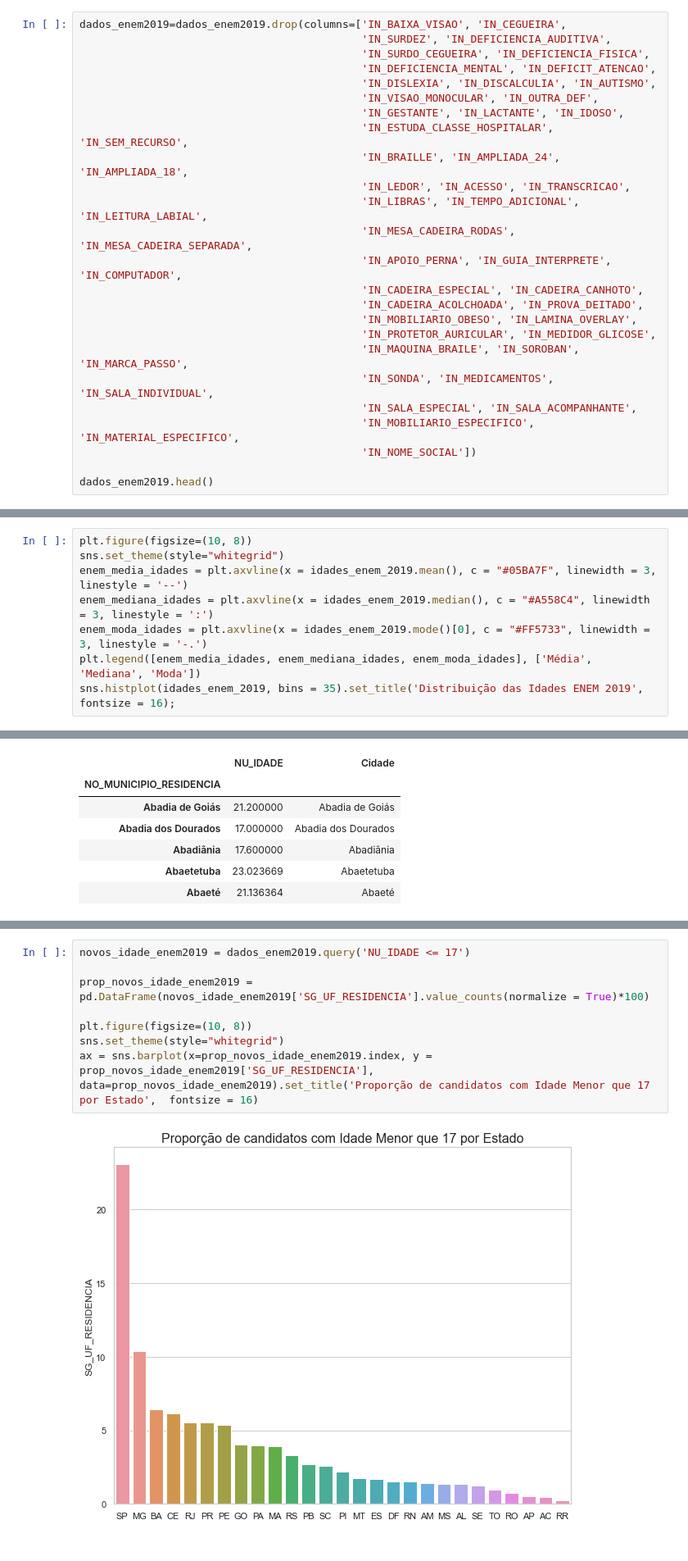
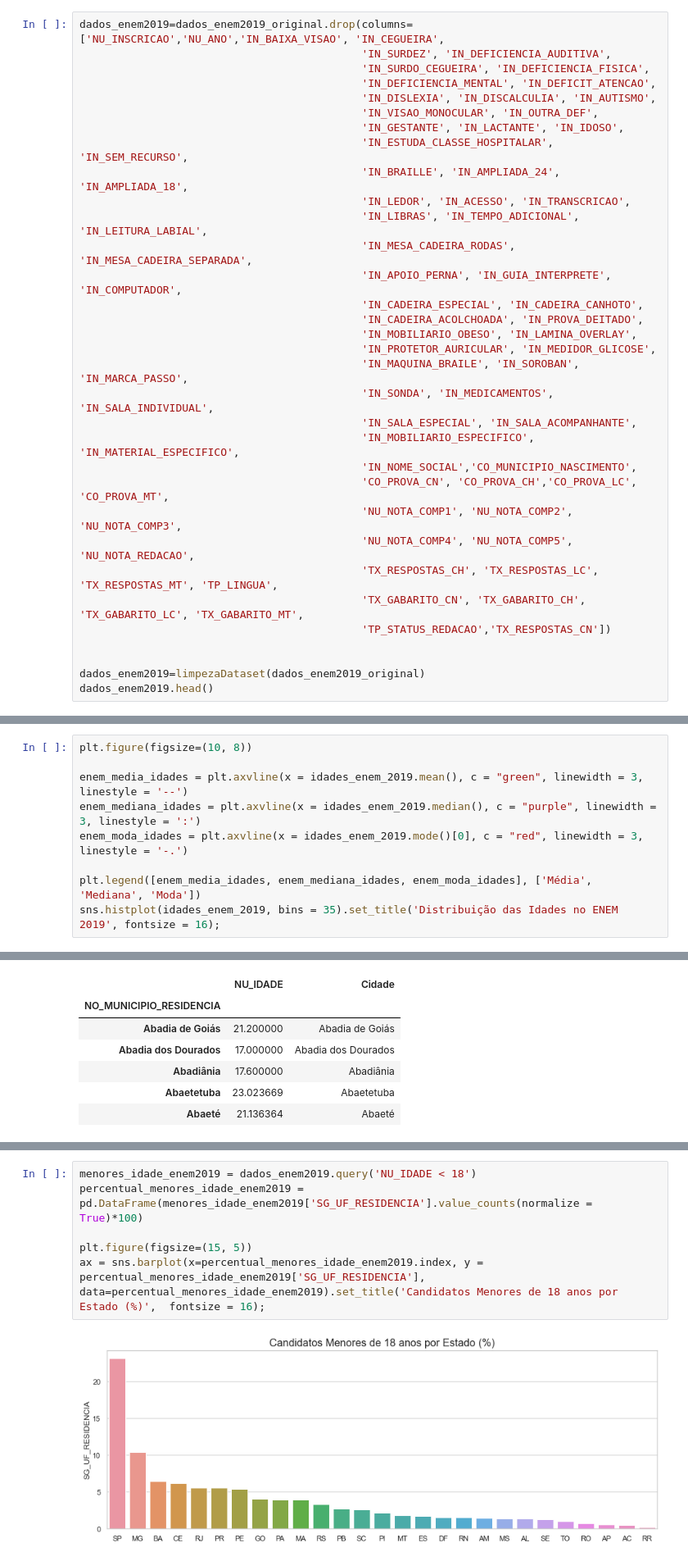
Before and after one commit to DaviReisVieira/Projeto-2-CDados, a Jupyter notebook: Análise Exploratória e Modelo.ipynb, the cells around one changed output, grey strips where cells are left out. Shown: that part at 82% size. Saved outputs shown, nothing was run; the diff lists cells and outputs as text.

```diff
--- a/Análise Exploratória e Modelo.ipynb
+++ b/Análise Exploratória e Modelo.ipynb
@@ -100,5 +103,5 @@ dados_enem2019.head()
 # %%
-dados_enem2019=dados_enem2019.drop(columns=['IN_BAIXA_VISAO', 'IN_CEGUEIRA',
+dados_enem2019=dados_enem2019_original.drop(columns=['NU_INSCRICAO','NU_ANO','IN_BAIXA_VISAO', 'IN_CEGUEIRA',
                                             'IN_SURDEZ', 'IN_DEFICIENCIA_AUDITIVA',
                                             'IN_SURDO_CEGUEIRA', 'IN_DEFICIENCIA_FISICA',
                                             'IN_DEFICIENCIA_MENTAL', 'IN_DEFICIT_ATENCAO',
@@ -119,8 +122,16 @@ dados_enem2019=dados_enem2019.drop(columns=['IN_BAIXA_VISAO', 'IN_CEGUEIRA',
                                             'IN_SONDA', 'IN_MEDICAMENTOS', 'IN_SALA_INDIVIDUAL',
                                             'IN_SALA_ESPECIAL', 'IN_SALA_ACOMPANHANTE',
                                             'IN_MOBILIARIO_ESPECIFICO', 'IN_MATERIAL_ESPECIFICO',
-                                            'IN_NOME_SOCIAL'])
+                                            'IN_NOME_SOCIAL','CO_MUNICIPIO_NASCIMENTO',
+                                            'CO_PROVA_CN', 'CO_PROVA_CH','CO_PROVA_LC', 'CO_PROVA_MT',
+                                            'NU_NOTA_COMP1', 'NU_NOTA_COMP2', 'NU_NOTA_COMP3',
+                                            'NU_NOTA_COMP4', 'NU_NOTA_COMP5', 'NU_NOTA_REDACAO',
+                                            'TX_RESPOSTAS_CH', 'TX_RESPOSTAS_LC', 'TX_RESPOSTAS_MT', 'TP_LINGUA',
+                                            'TX_GABARITO_CN', 'TX_GABARITO_CH', 'TX_GABARITO_LC', 'TX_GABARITO_MT',
+                                            'TP_STATUS_REDACAO','TX_RESPOSTAS_CN'])
 
+
+dados_enem2019=limpezaDataset(dados_enem2019_original)
 dados_enem2019.head()
 # %% [output]
 |  | CO_MUNICIPIO_RESIDENCIA | NO_MUNICIPIO_RESIDENCIA | CO_UF_RESIDENCIA | SG_UF_RESIDENCIA | NU_IDADE | TP_SEXO | ... |
@@ -180,10 +199,11 @@ Name: NU_IDADE, Length: 69, dtype: float64
 A idade com maior frequência nos dados da amostra foi de candidatos com 18 anos.
 # %%
 plt.figure(figsize=(10, 8))
-sns.set_theme(style="whitegrid")
-enem_media_idades = plt.axvline(x = idades_enem_2019.mean(), c = "#05BA7F", linewidth = 3, linestyle = '--')
-enem_mediana_idades = plt.axvline(x = idades_enem_2019.median(), c = "#A558C4", linewidth = 3, linestyle = ':')
-enem_moda_idades = plt.axvline(x = idades_enem_2019.mode()[0], c = "#FF5733", linewidth = 3, linestyle = '-.')
+
+enem_media_idades = plt.axvline(x = idades_enem_2019.mean(), c = "green", linewidth = 3, linestyle = '--')
+enem_mediana_idades = plt.axvline(x = idades_enem_2019.median(), c = "purple", linewidth = 3, linestyle = ':')
+enem_moda_idades = plt.axvline(x = idades_enem_2019.mode()[0], c = "red", linewidth = 3, linestyle = '-.')
+
 plt.legend([enem_media_idades, enem_mediana_idades, enem_moda_idades], ['Média', 'Mediana', 'Moda'])
-sns.histplot(idades_enem_2019, bins = 35).set_title('Distribuição das Idades ENEM 2019', fontsize = 16);
+sns.histplot(idades_enem_2019, bins = 35).set_title('Distribuição das Idades no ENEM 2019', fontsize = 16);
 # %% [output]
@@ -273,11 +302,9 @@ No gráfico acima, a região mais escura (de acordo com a escala) tende à regi
 # %%
-novos_idade_enem2019 = dados_enem2019.query('NU_IDADE <= 17')
+menores_idade_enem2019 = dados_enem2019.query('NU_IDADE < 18')
+percentual_menores_idade_enem2019 = pd.DataFrame(menores_idade_enem2019['SG_UF_RESIDENCIA'].value_counts(normalize = True)*100)
 
-prop_novos_idade_enem2019 = pd.DataFrame(novos_idade_enem2019['SG_UF_RESIDENCIA'].value_counts(normalize = True)*100)
-
-plt.figure(figsize=(10, 8))
-sns.set_theme(style="whitegrid")
-ax = sns.barplot(x=prop_novos_idade_enem2019.index, y = prop_novos_idade_enem2019['SG_UF_RESIDENCIA'], data=prop_novos_idade_enem2019).set_title('Proporção de candidatos com Idade Menor que 17 por Estado',  fontsize = 16)
+plt.figure(figsize=(15, 5))
+ax = sns.barplot(x=percentual_menores_idade_enem2019.index, y = percentual_menores_idade_enem2019['SG_UF_RESIDENCIA'], data=percentual_menores_idade_enem2019).set_title('Candidatos Menores de 18 anos por Estado (%)',  fontsize = 16);
 # %% [output]
-[figure, old version]
+[figure, new version]
 # %% [markdown]
```
Also changed, not shown: parts of 107 cells of this notebook, 6 other files.
